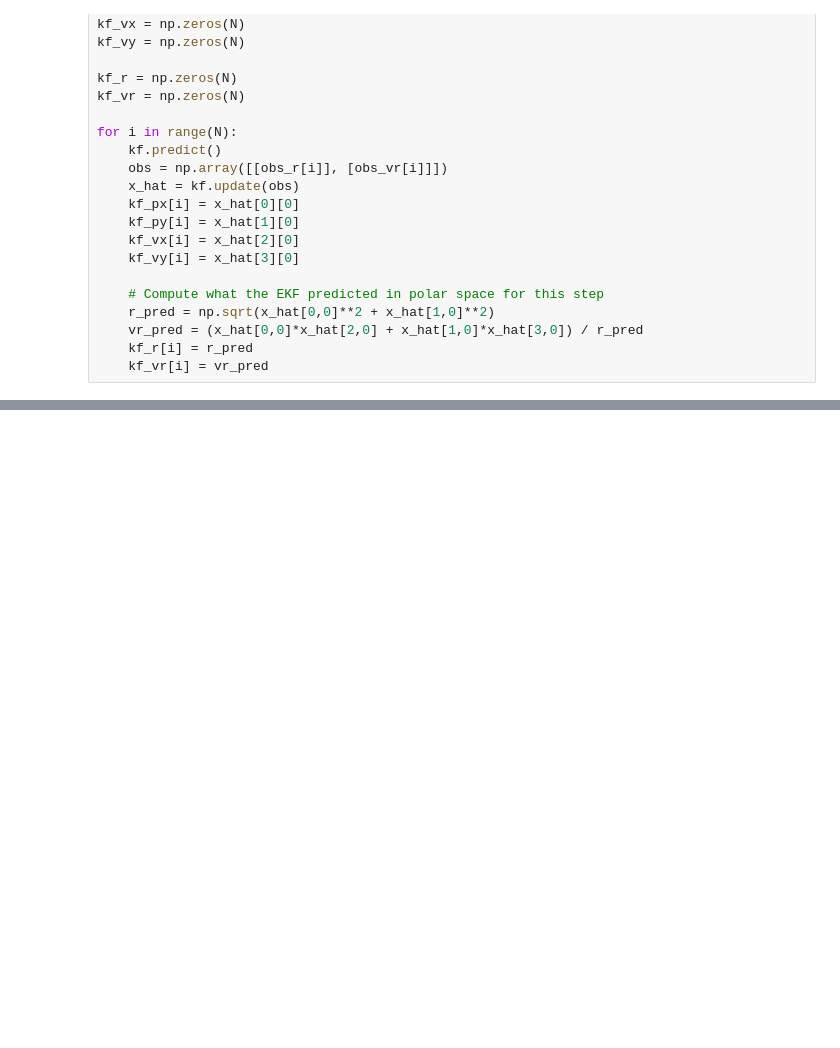
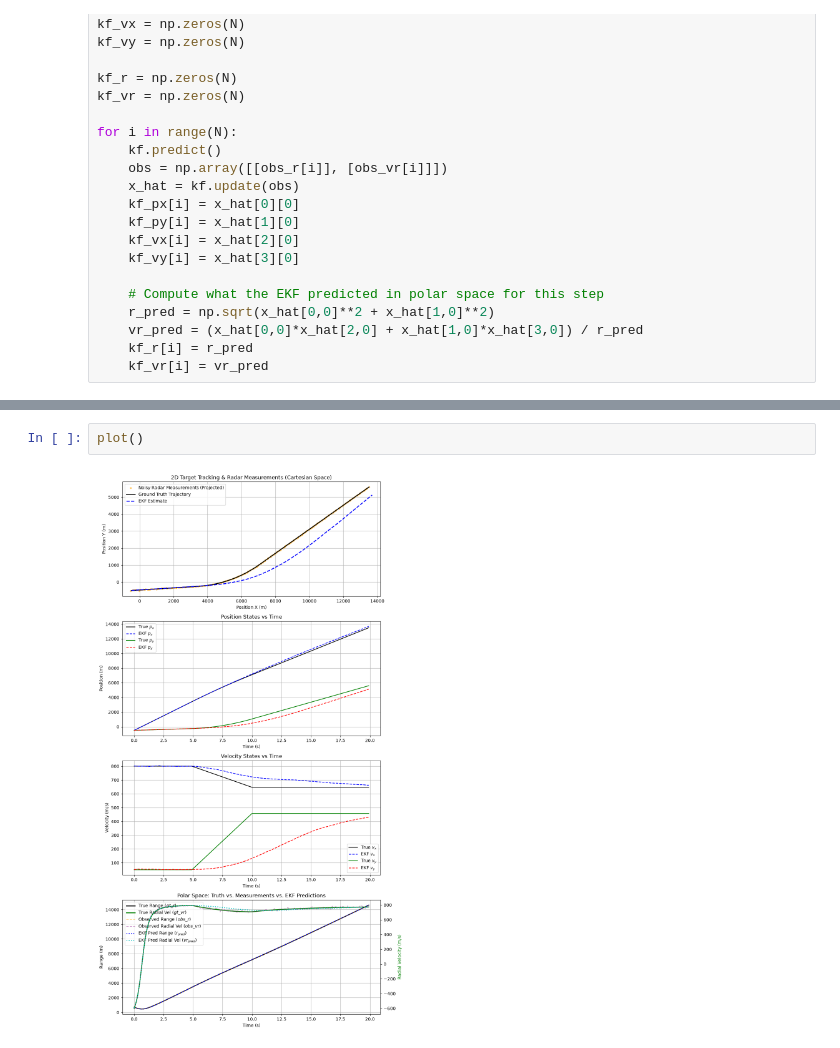
Before and after one commit to soldee/kalman-training, a Jupyter notebook: ekf.ipynb, the cells around one changed output, grey strips where cells are left out. Saved outputs shown, nothing was run; the diff lists cells and outputs as text; blank space fills up the shorter version.

```diff
--- a/ekf.ipynb
+++ b/ekf.ipynb
@@ -387,0 +545,4 @@ So the problem is impossible to solve. Let's add the Bearing to the measurements
+# %%
+plot()
+# %% [output]
+[figure, added]
```
Also changed, not shown: parts of 14 cells of this notebook, 1 other file.
